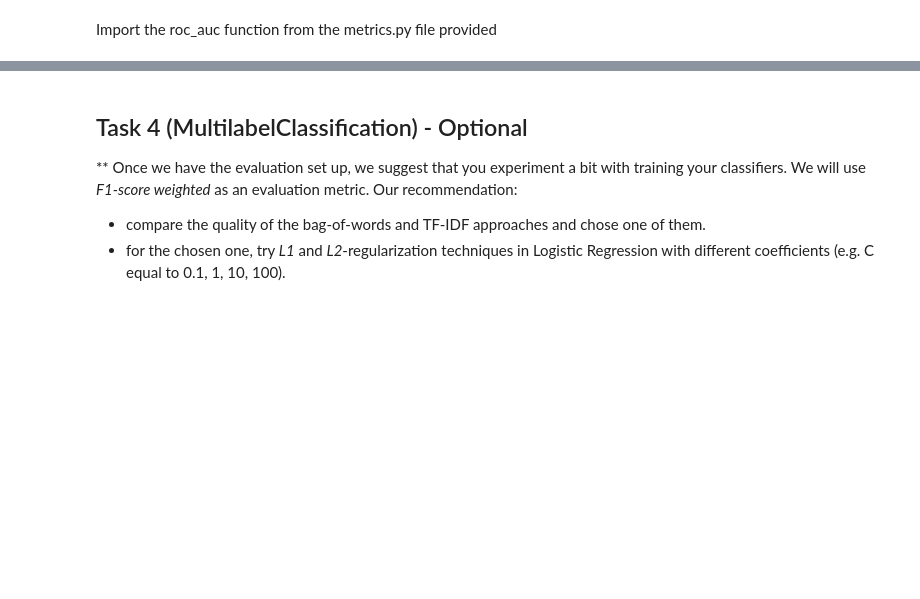
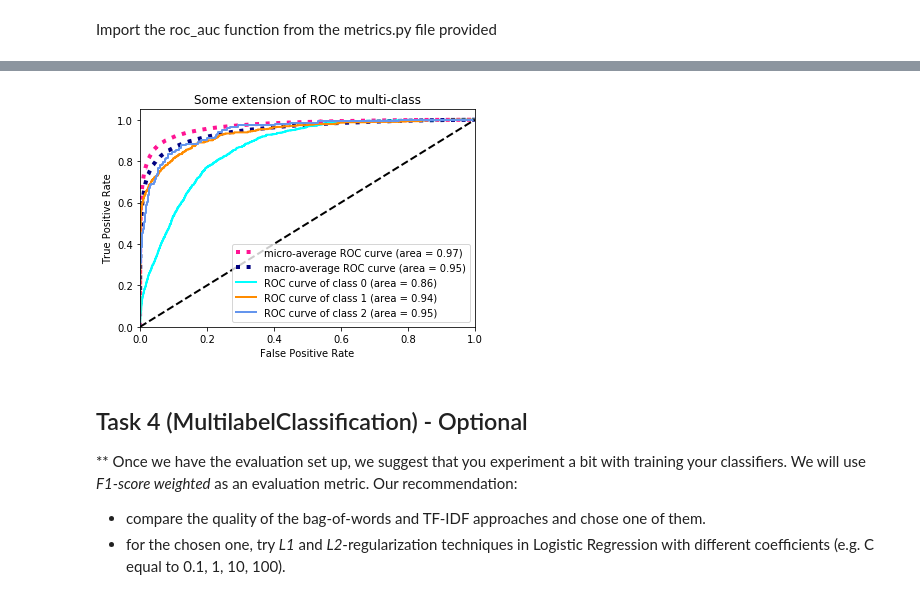
Before and after one commit to GreatLearningAIML1/bangalore-feb-batch-krishnakarthi, a Jupyter notebook: Projects/R8_Statistical_NLP_StackOverflow_Classification/Statistical_NLP_Project_StackOverflow_Classification.ipynb, the cells around one changed output, grey strips where cells are left out. Saved outputs shown, nothing was run; the diff lists cells and outputs as text; code cells hidden in the pictures; blank space fills up the shorter version.

```diff
--- a/Projects/R8_Statistical_NLP_StackOverflow_Classification/Statistical_NLP_Project_StackOverflow_Classification.ipynb
+++ b/Projects/R8_Statistical_NLP_StackOverflow_Classification/Statistical_NLP_Project_StackOverflow_Classification.ipynb
@@ -453,3 +467,8 @@ Import the roc_auc function from the metrics.py file provided
+# %%
+n_classes = len(tags_counts)
+roc_auc(y_val, y_val_predicted_scores_tfidf, n_classes)
+# %% [output]
+[figure, added]
 # %% [markdown]
 ## Task 4 (MultilabelClassification) - Optional
 ** Once we have the evaluation set up, we suggest that you experiment a bit with training your classifiers. We will use *F1-score weighted* as an evaluation metric. Our recommendation:
```
Also changed, not shown: parts of 12 cells of this notebook.
